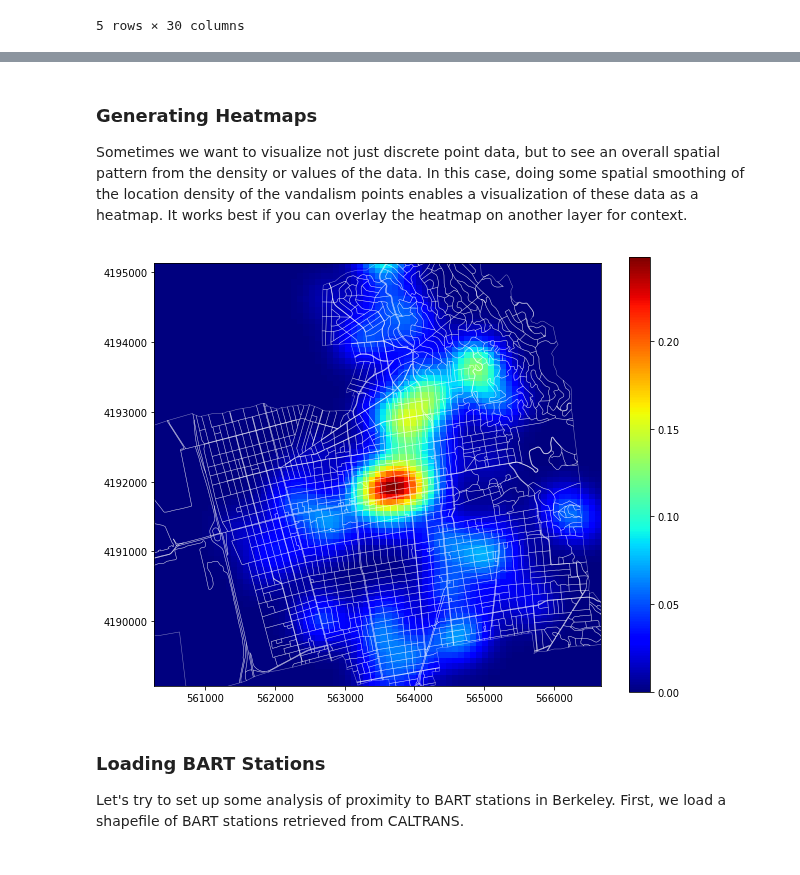
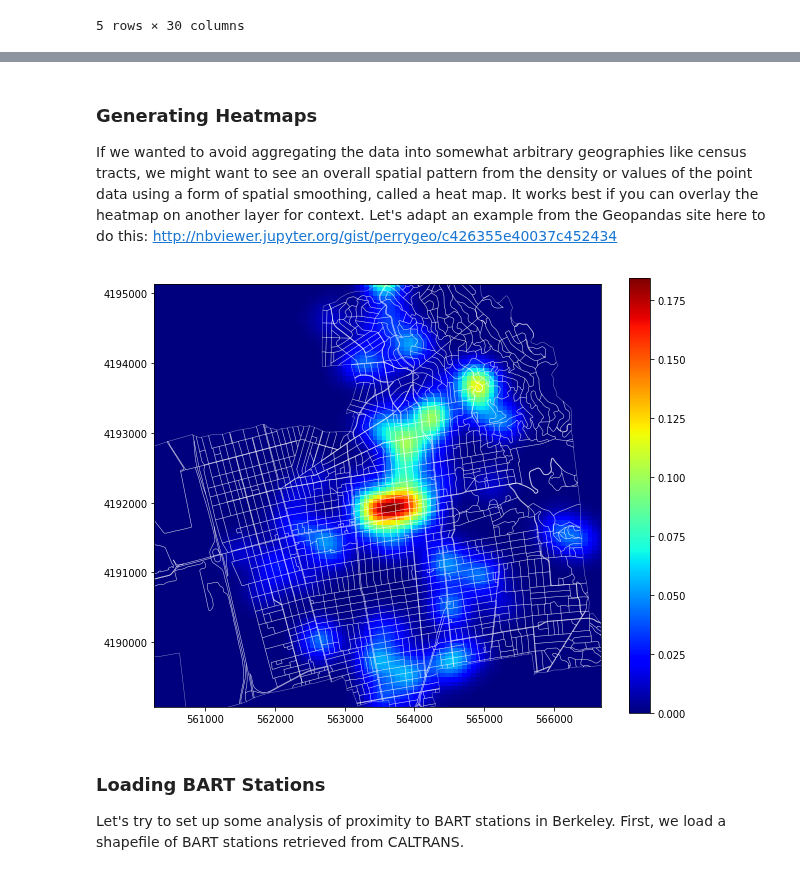
Before and after one commit to waddell/urban-informatics-and-visualization, a Jupyter notebook: 10-mapping/mapping-part-1.ipynb, the cells around one changed output, grey strips where cells are left out. Saved outputs shown, nothing was run; the diff lists cells and outputs as text; code cells hidden in the pictures.

```diff
--- a/10-mapping/mapping-part-1.ipynb
+++ b/10-mapping/mapping-part-1.ipynb
@@ -323,34 +405,34 @@ geovandalism_proj_blocks.head()
 # %% [markdown]
 ### Generating Heatmaps
 
-Sometimes we want to visualize not just discrete point data, but to see an overall spatial pattern from the density or values of the data.  In this case, doing some spatial smoothing of the location density of the vandalism points enables a visualization of these data as a heatmap.  It works best if you can overlay the heatmap on another layer for context.
+If we wanted to avoid aggregating the data into somewhat arbitrary geographies like census tracts, we might want to see an overall spatial pattern from the density or values of the point data using a form of spatial smoothing, called a heat map. It works best if you can overlay the heatmap on another layer for context. Let's adapt an example from the Geopandas site here to do this: http://nbviewer.jupyter.org/gist/perrygeo/c426355e40037c452434
 # %%
-def heatmap(d, bins=(200,200), smoothing=1.3, cmap='jet'):
+def heatmap(d, bins=(100,100), smoothing=1.3, cmap='jet'):
     def getx(pt):
         return pt.coords[0][0]
 
     def gety(pt):
         return pt.coords[0][1]
 
     x = list(d.geometry.apply(getx))
     y = list(d.geometry.apply(gety))
     heatmap, xedges, yedges = np.histogram2d(y, x, bins=bins)
     extent = [yedges[0], yedges[-1], xedges[-1], xedges[0]]
 
     logheatmap = np.log(heatmap)
     logheatmap[np.isneginf(logheatmap)] = 0
     logheatmap = ndimage.filters.gaussian_filter(logheatmap, smoothing, mode='nearest')
     #return logheatmap
     blocks_proj.plot(color='none', edgecolor='white', linewidth=.5, alpha=.5)
 
     plt.imshow(logheatmap, cmap=cmap, extent=extent)
     plt.colorbar()
     plt.gca().invert_yaxis()
     plt.show()
 
-heatmap(geovandalism_proj_blocks, bins=75, smoothing=3)
+heatmap(geovandalism_proj_blocks, bins=100, smoothing=3)
 # %% [output]
-[figure, old version]
+[figure, new version]
 # %% [markdown]
 ### Loading BART Stations
 
```
Also changed, not shown: parts of 48 cells of this notebook.
